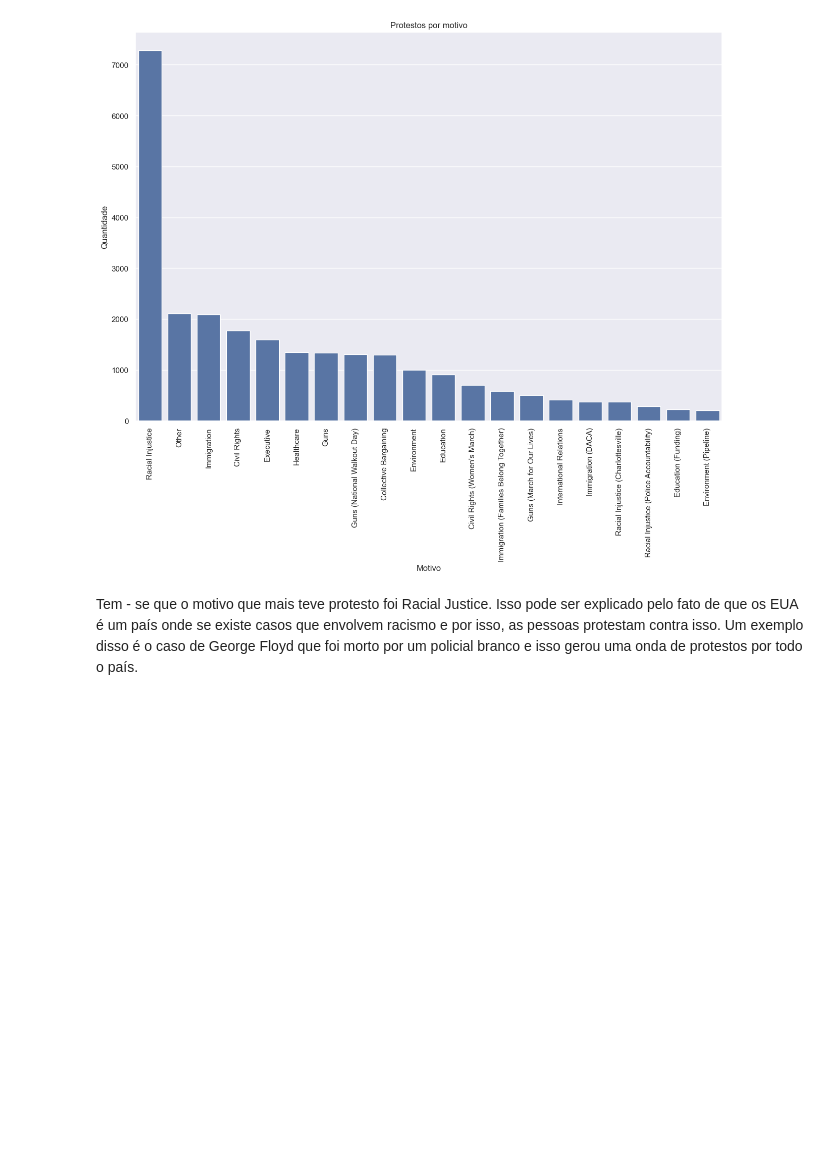
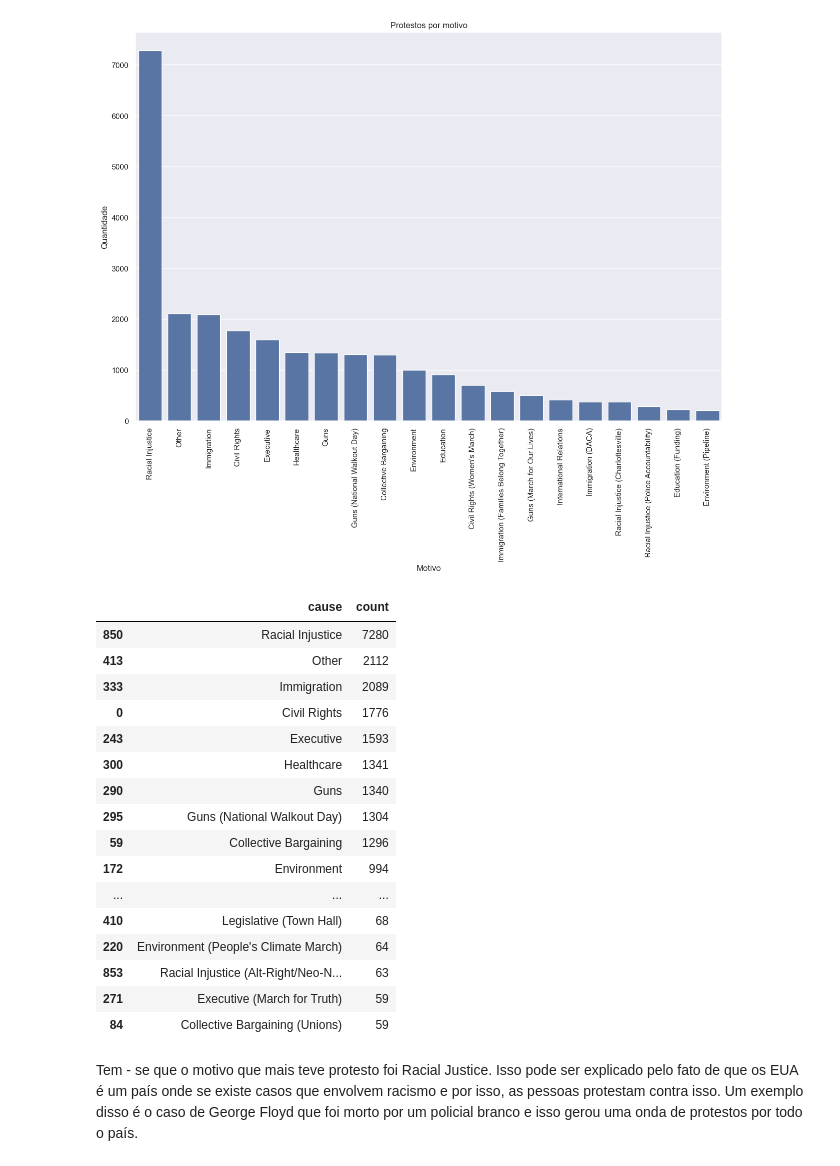
Before and after one commit to Guilherme-s-m/bigdatao, a Jupyter notebook: read.ipynb, the cells around one changed output. Drawn from its saved outputs; the diff is of its cells as text; code cells hidden in the pictures; blank space fills up the shorter version.

```diff
--- a/read.ipynb
+++ b/read.ipynb
@@ -197,6 +384,26 @@ plt.xticks(rotation=90)
 plt.show()
 # %% [output]
 [figure]
+# %%
+df_cause.head(50)
+# %% [output]
+|  | cause | count |
+| 850 | Racial Injustice | 7280 |
+| 413 | Other | 2112 |
+| 333 | Immigration | 2089 |
+| 0 | Civil Rights | 1776 |
+| 243 | Executive | 1593 |
+| 300 | Healthcare | 1341 |
+| 290 | Guns | 1340 |
+| 295 | Guns (National Walkout Day) | 1304 |
+| 59 | Collective Bargaining | 1296 |
+| 172 | Environment | 994 |
+| ... | ... | ... |
+| 410 | Legislative (Town Hall) | 68 |
+| 220 | Environment (People's Climate March) | 64 |
+| 853 | Racial Injustice (Alt-Right/Neo-N... | 63 |
+| 271 | Executive (March for Truth) | 59 |
+| 84 | Collective Bargaining (Unions) | 59 |
 # %% [markdown]
 Tem - se que o motivo que mais teve protesto foi Racial Justice. Isso pode ser explicado pelo fato de que os EUA é um país
 onde se existe casos que envolvem racismo e por isso, as pessoas protestam contra isso. Um exemplo disso é o caso de George Floyd
```
Also changed, not shown: parts of 6 cells of this notebook, 2 other files.
